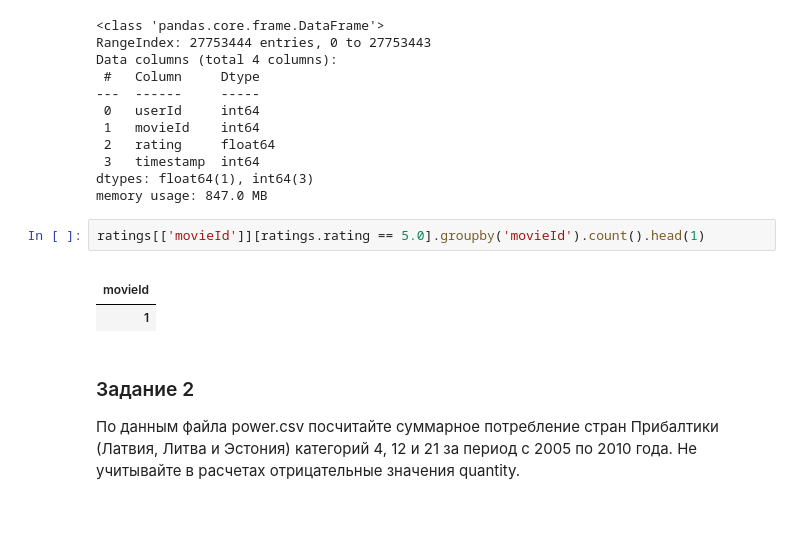
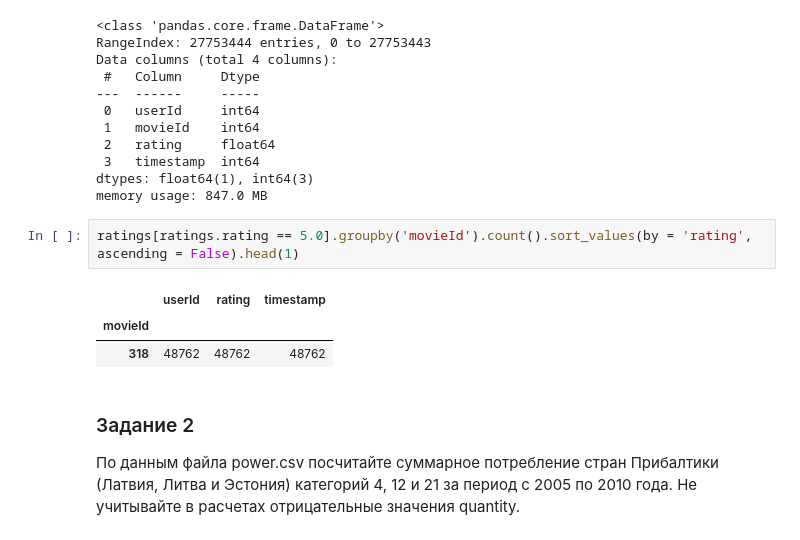
Before and after one commit to petrovalina93/PYDP-19, a Jupyter notebook: pandas_p1/pandas_p1.ipynb, the cells around one changed output. Cells and saved outputs as stored; diff of their text form.

```diff
--- a/pandas_p1/pandas_p1.ipynb
+++ b/pandas_p1/pandas_p1.ipynb
@@ -30,11 +30,11 @@ Data columns (total 4 columns):
 dtypes: float64(1), int64(3)
 memory usage: 847.0 MB
 # %%
-ratings[['movieId']][ratings.rating == 5.0].groupby('movieId').count().head(1)
+ratings[ratings.rating == 5.0].groupby('movieId').count().sort_values(by = 'rating', ascending = False).head(1)
 # %% [output]
-|  |
-| movieId |
-| 1 |
+|  | userId | rating | timestamp |
+| movieId |  |  |  |
+| 318 | 48762 | 48762 | 48762 |
 # %% [markdown]
 ### Задание 2
 По данным файла power.csv посчитайте суммарное потребление стран Прибалтики (Латвия, Литва и Эстония) категорий 4, 12 и 21 за период с 2005 по 2010 года. Не учитывайте в расчетах отрицательные значения quantity.
```
